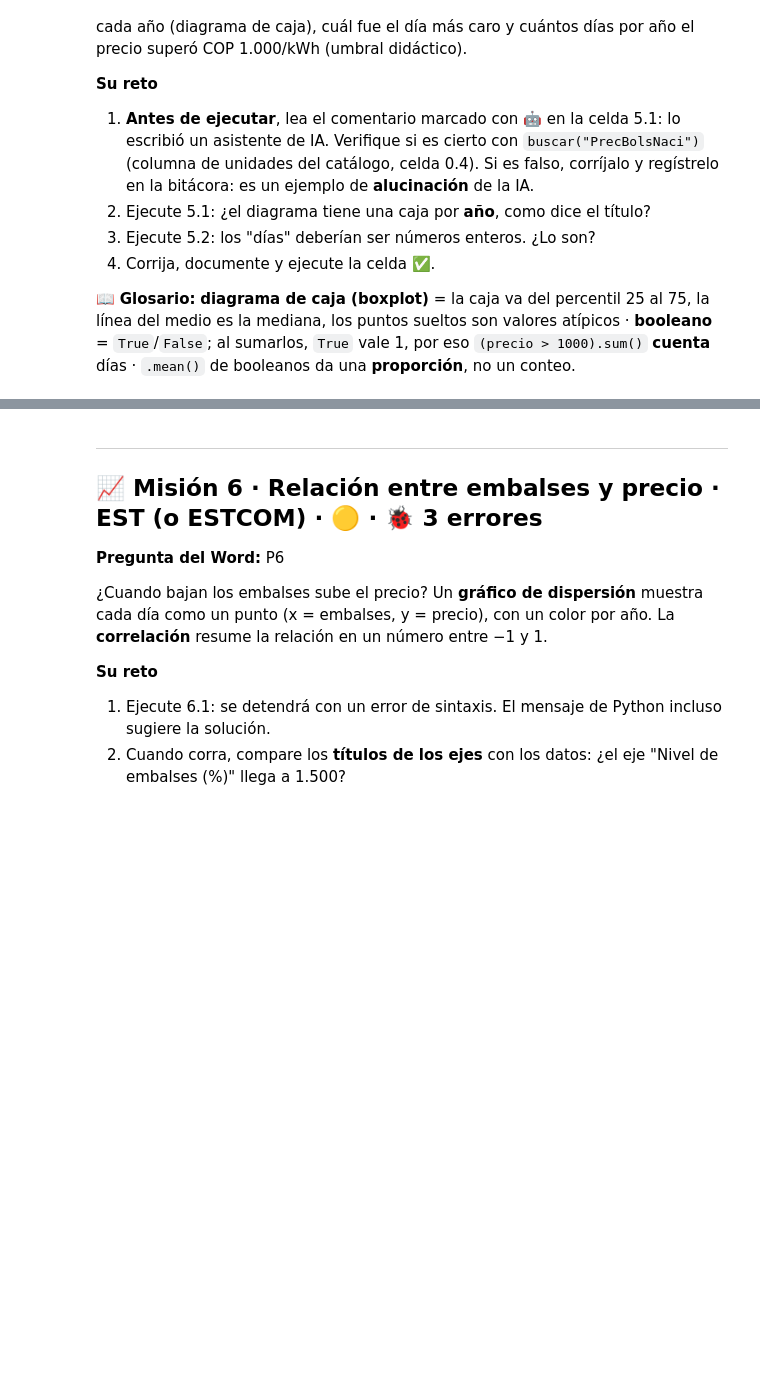
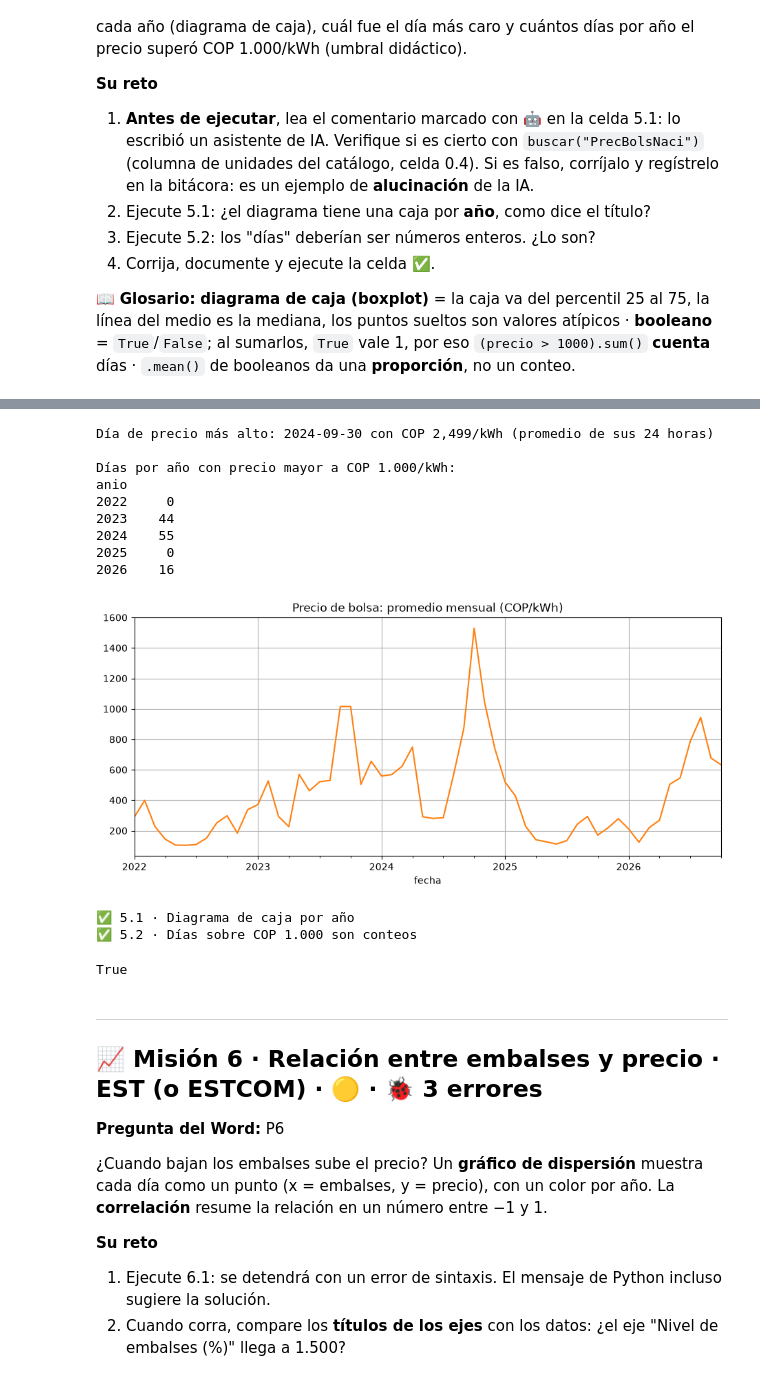
Before and after one commit to Heri-valen/aca-1, a Jupyter notebook: ACA1_Radiografia_Energetica.ipynb, the cells around one changed output, grey strips where cells are left out. Cells and saved outputs as stored; diff of their text form; code cells hidden in the pictures; blank space fills up the shorter version.

```diff
--- a/ACA1_Radiografia_Energetica.ipynb
+++ b/ACA1_Radiografia_Energetica.ipynb
@@ -633,21 +813,36 @@ plt.show()
 # %%
 # Celda 5.2 · Día más caro, promedio mensual y días por año con precio mayor a COP 1.000/kWh
 fecha_max, valor_max = precio.idxmax(), precio.max()
 precio_mensual = precio.resample("MS").mean()
-dias_sobre_1000 = (precio > 1000).groupby(df_limpio["anio"]).mean()
+dias_sobre_1000 = (precio > 1000).groupby(df_limpio["anio"]).sum()   # CORREGIDO (Anderson Silva): decía .mean(); al promediar True/False sale la PROPORCIÓN de días (0,12 · 0,15), no el conteo de días; con .sum() la tabla muestra días enteros
 
 print(f"Día de precio más alto: {fecha_max.date()} con COP {valor_max:,.0f}/kWh (promedio de sus 24 horas)")
 print("\nDías por año con precio mayor a COP 1.000/kWh:")
 print(dias_sobre_1000.to_string())
 
 ax52 = precio_mensual.plot(title="Precio de bolsa: promedio mensual (COP/kWh)", color="tab:orange")
 plt.show()
+# %% [output]
+Día de precio más alto: 2024-09-30 con COP 2,499/kWh (promedio de sus 24 horas)
+
+Días por año con precio mayor a COP 1.000/kWh:
+anio
+2022     0
+2023    44
+2024    55
+2025     0
+2026    16
+[figure, added]
 # %%
 # ✅ Verificación de la Misión 5 (no modifique esta celda)
 verificar("5.1", lambda: [t.get_text() for t in ax5.get_xticklabels()] == [str(a) for a in sorted(df_limpio["anio"].unique())],
           "¿Los rótulos del eje horizontal son años? Revise por qué columna se agrupa (by=...).")
 verificar("5.2", lambda: (dias_sobre_1000 == dias_sobre_1000.round()).all() and dias_sobre_1000.max() >= 1,
           "Un número de días no puede tener decimales. ¿Qué pasa al promediar True/False en vez de sumarlos?")
+# %% [output]
+✅ 5.1 · Diagrama de caja por año
+✅ 5.2 · Días sobre COP 1.000 son conteos
+True
 # %% [markdown]
 ---
 ## 📈 Misión 6 · Relación entre embalses y precio · EST (o ESTCOM) · 🟡 · 🐞 3 errores
```
Also changed, not shown: parts of 37 cells of this notebook.
